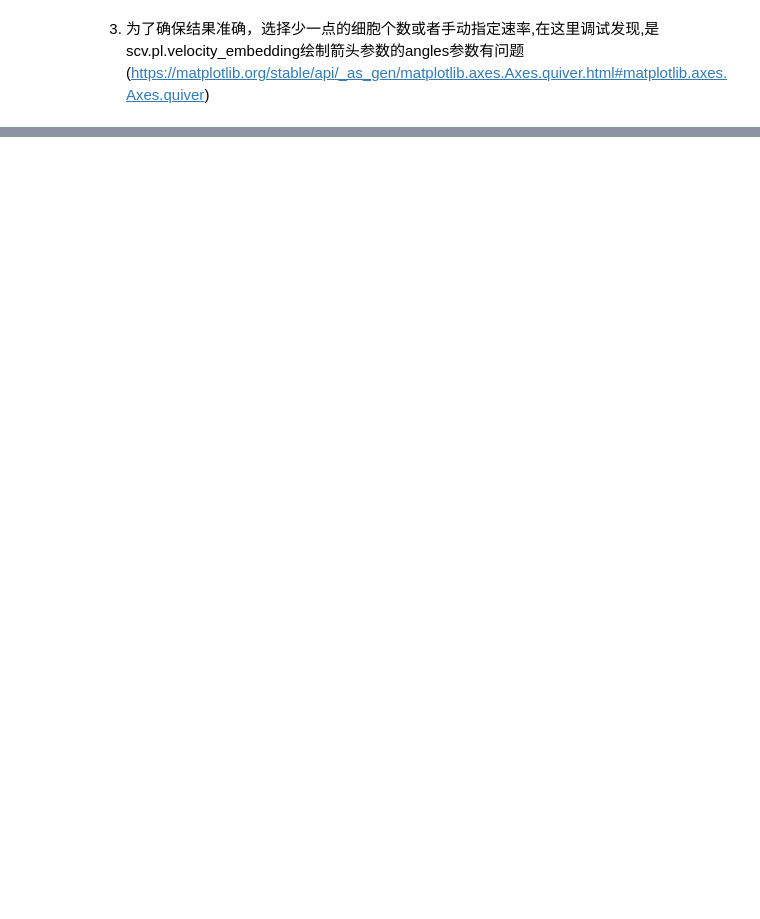
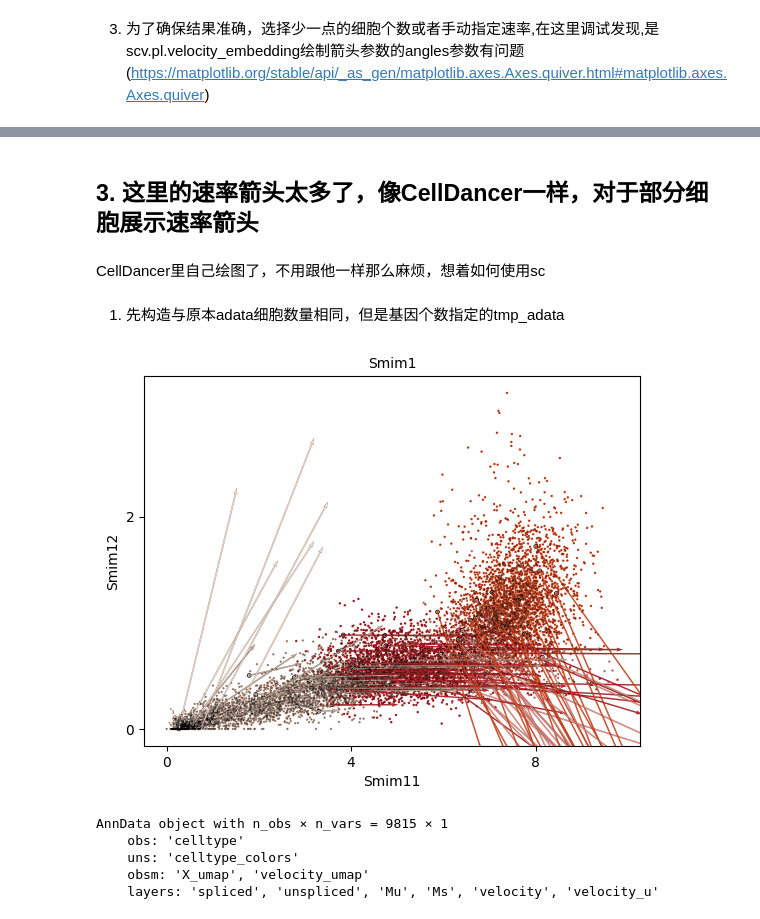
Before and after one commit to HuangDDU/velovgi_workstation, a Jupyter notebook: notebook/local_pc/23_04_25_07_erythroid_lineage_下游分析3_转录爆发基因的单个速率基因查看.ipynb, the cells around one changed output, grey strips where cells are left out. Cells and saved outputs as stored; diff of their text form; code cells hidden in the pictures; blank space fills up the shorter version.

```diff
--- a/notebook/local_pc/23_04_25_07_erythroid_lineage_下游分析3_转录爆发基因的单个速率基因查看.ipynb
+++ b/notebook/local_pc/23_04_25_07_erythroid_lineage_下游分析3_转录爆发基因的单个速率基因查看.ipynb
@@ -112,0 +130,60 @@ scv.pl.velocity_embedding(tmp_adata, basis=murk_gene, color=cluster_key, **v_kwa
+# %% [markdown]
+## 3. 这里的速率箭头太多了，像CellDancer一样，对于部分细胞展示速率箭头
+# %% [markdown]
+CellDancer里自己绘图了，不用跟他一样那么麻烦，想着如何使用sc
+# %% [markdown]
+1. 先构造与原本adata细胞数量相同，但是基因个数指定的tmp_adata
+# %%
+import numpy as np
+import pandas as pd
+from scipy.sparse import csr_matrix
+import matplotlib.pyplot as plt
+
+import anndata as ad
+
+np.random.seed(0)
+cell_num = adata.shape[0]
+n = 100
+index_list = np.random.choice(np.arange(cell_num), size=n, replace=False)
+
+murk_gene_list = [murk_gene]
+tmp_adata_shape = (adata.shape[0], len(murk_gene_list))
+X=csr_matrix(tmp_adata_shape)
+tmp_adata = ad.AnnData(X)
+tmp_adata.obs[cluster_key] = "tmp" # 未选中的细胞使用临时占位符
+tmp_adata.obs.iloc[index_list, 0] = list(adata[index_list].obs[cluster_key]) # 选中的细胞添加细胞类型
+tmp_adata.var.index = murk_gene_list
+
+tmp_adata.obsm["X_umap"] = adata.obsm["X_umap"]
+tmp_adata.obsm["velocity_umap"] = adata.obsm["velocity_umap"]
+
+tmp_adata.layers["spliced"] = adata[:, murk_gene_list].layers["spliced"]
+tmp_adata.layers["unspliced"] = adata[:, murk_gene_list].layers["unspliced"]
+tmp_adata.layers["Mu"] = adata[:, murk_gene_list].layers["Mu"].copy()
+tmp_adata.layers["Ms"] = adata[:, murk_gene_list].layers["Ms"].copy()
+
+velocity = X.copy().A
+velocity[index_list] = adata[:, murk_gene_list].layers["velocity"][index_list]
+velocity_u = X.copy().A
+velocity_u[index_list] = adata[:, murk_gene_list].layers["velocity_u"][index_list]
+tmp_adata.layers["velocity"] = velocity
+tmp_adata.layers["velocity_u"] = velocity_u
+
+adata_cluster_list = list(adata.obs[cluster_key].cat.categories)
+adata_color_list = list(adata.uns["%s_colors"%cluster_key])
+color_dict = dict(zip(adata_cluster_list, adata_color_list)) # 对抽样到的细胞保存原本颜色
+color_dict["tmp"] = "#4d4d4d00" # 未抽样的设置为透明色
+tmp_adata.uns["%s_colors"%cluster_key] = color_dict
+
+figure, ax = plt.subplots()
+scv.pl.scatter(adata, color=cluster_key, basis=murk_gene, ax=ax, show=False) # 先绘制一层底色，所有细胞按照细胞类型给颜色
+scv.pl.scatter(tmp_adata, color=cluster_key, basis=murk_gene, add_outline=adata_cluster_list, ax=ax, show=False) # 对抽样到的细胞添加边界
+scv.pl.velocity_embedding(tmp_adata, basis=murk_gene, color=cluster_key, ax=ax, arrow_size=0, arrow_length=0.5) # 这样绘制出来未抽样的细胞有
+tmp_adata
+# %% [output]
+[figure, added]
+AnnData object with n_obs × n_vars = 9815 × 1
+    obs: 'celltype'
+    uns: 'celltype_colors'
+    obsm: 'X_umap', 'velocity_umap'
+    layers: 'spliced', 'unspliced', 'Mu', 'Ms', 'velocity', 'velocity_u'
```
Also changed, not shown: parts of 15 cells of this notebook, 10 other files.
